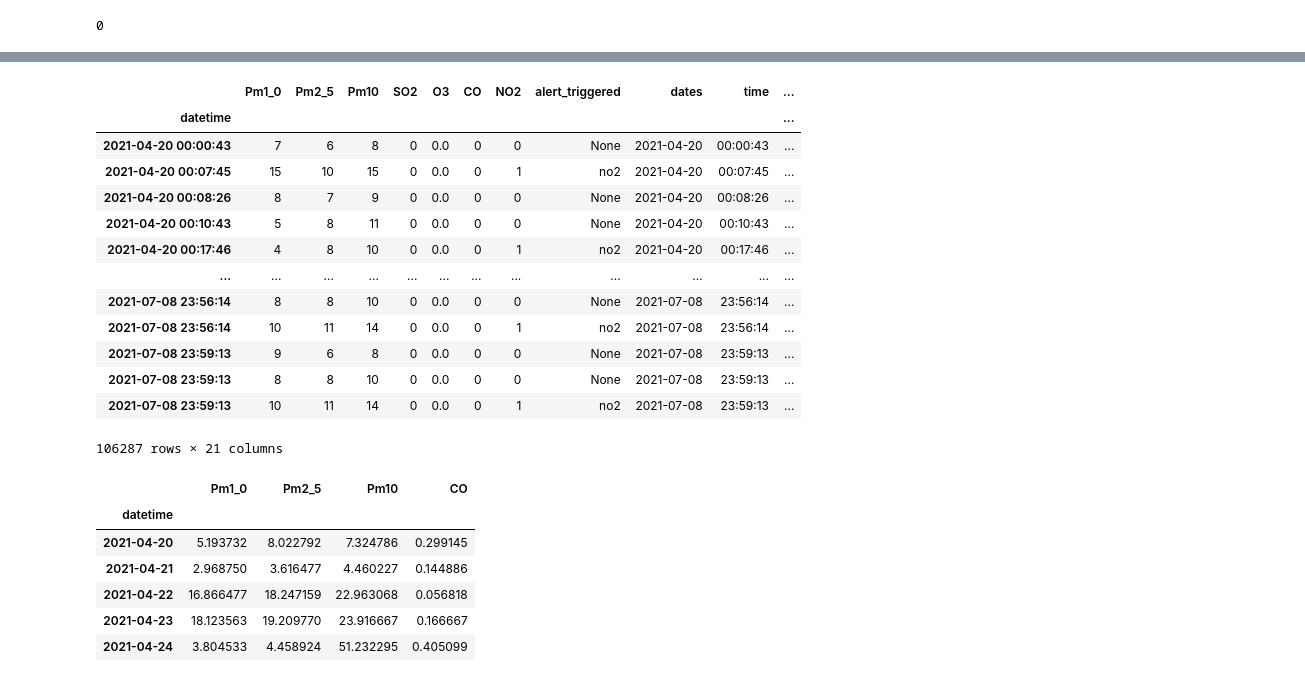
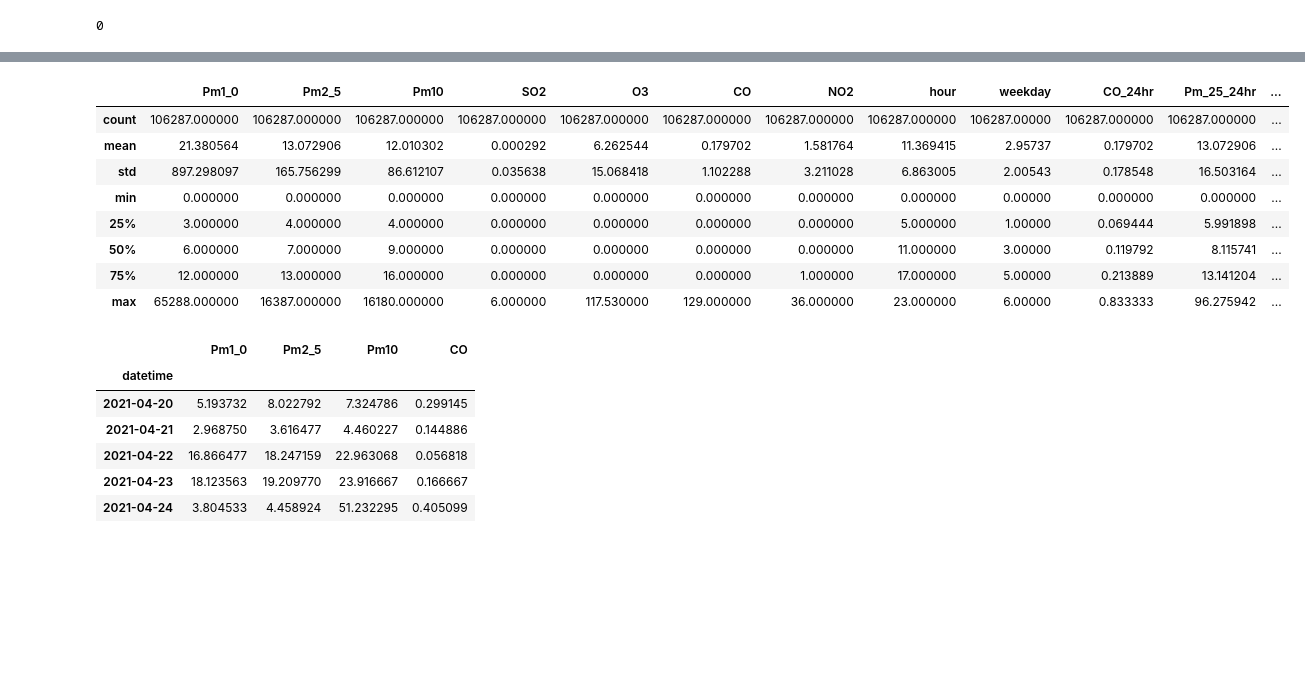
Before and after one commit to slc-data/2021-datathon, a Jupyter notebook: workbooks/sam/datathon.ipynb, the cells around one changed output, grey strips where cells are left out. Cells and saved outputs as stored; diff of their text form; code cells hidden in the pictures; blank space fills up the shorter version.

```diff
--- a/workbooks/sam/datathon.ipynb
+++ b/workbooks/sam/datathon.ipynb
@@ -212,20 +242,15 @@ sound_df
 # %%
-air_df
+air_df.describe()
 # %% [output]
-|  | Pm1_0 | Pm2_5 | Pm10 | SO2 | O3 | CO | NO2 | alert_triggered | dates | time | ... |
-| datetime |  |  |  |  |  |  |  |  |  |  | ... |
-| 2021-04-20 00:00:43 | 7 | 6 | 8 | 0 | 0.0 | 0 | 0 | None | 2021-04-20 | 00:00:43 | ... |
-| 2021-04-20 00:07:45 | 15 | 10 | 15 | 0 | 0.0 | 0 | 1 | no2 | 2021-04-20 | 00:07:45 | ... |
-| 2021-04-20 00:08:26 | 8 | 7 | 9 | 0 | 0.0 | 0 | 0 | None | 2021-04-20 | 00:08:26 | ... |
-| 2021-04-20 00:10:43 | 5 | 8 | 11 | 0 | 0.0 | 0 | 0 | None | 2021-04-20 | 00:10:43 | ... |
-| 2021-04-20 00:17:46 | 4 | 8 | 10 | 0 | 0.0 | 0 | 1 | no2 | 2021-04-20 | 00:17:46 | ... |
-| ... | ... | ... | ... | ... | ... | ... | ... | ... | ... | ... | ... |
-| 2021-07-08 23:56:14 | 8 | 8 | 10 | 0 | 0.0 | 0 | 0 | None | 2021-07-08 | 23:56:14 | ... |
-| 2021-07-08 23:56:14 | 10 | 11 | 14 | 0 | 0.0 | 0 | 1 | no2 | 2021-07-08 | 23:56:14 | ... |
-| 2021-07-08 23:59:13 | 9 | 6 | 8 | 0 | 0.0 | 0 | 0 | None | 2021-07-08 | 23:59:13 | ... |
-| 2021-07-08 23:59:13 | 8 | 8 | 10 | 0 | 0.0 | 0 | 0 | None | 2021-07-08 | 23:59:13 | ... |
-| 2021-07-08 23:59:13 | 10 | 11 | 14 | 0 | 0.0 | 0 | 1 | no2 | 2021-07-08 | 23:59:13 | ... |
+|  | Pm1_0 | Pm2_5 | Pm10 | SO2 | O3 | CO | NO2 | hour | weekday | CO_24hr | Pm_25_24hr | ... |
+| count | 106287.000000 | 106287.000000 | 106287.000000 | 106287.000000 | 106287.000000 | 106287.000000 | 106287.000000 | 106287.000000 | 106287.00000 | 106287.000000 | 106287.000000 | ... |
+| mean | 21.380564 | 13.072906 | 12.010302 | 0.000292 | 6.262544 | 0.179702 | 1.581764 | 11.369415 | 2.95737 | 0.179702 | 13.072906 | ... |
+| std | 897.298097 | 165.756299 | 86.612107 | 0.035638 | 15.068418 | 1.102288 | 3.211028 | 6.863005 | 2.00543 | 0.178548 | 16.503164 | ... |
+| min | 0.000000 | 0.000000 | 0.000000 | 0.000000 | 0.000000 | 0.000000 | 0.000000 | 0.000000 | 0.00000 | 0.000000 | 0.000000 | ... |
+| 25% | 3.000000 | 4.000000 | 4.000000 | 0.000000 | 0.000000 | 0.000000 | 0.000000 | 5.000000 | 1.00000 | 0.069444 | 5.991898 | ... |
+| 50% | 6.000000 | 7.000000 | 9.000000 | 0.000000 | 0.000000 | 0.000000 | 0.000000 | 11.000000 | 3.00000 | 0.119792 | 8.115741 | ... |
+| 75% | 12.000000 | 13.000000 | 16.000000 | 0.000000 | 0.000000 | 0.000000 | 1.000000 | 17.000000 | 5.00000 | 0.213889 | 13.141204 | ... |
+| max | 65288.000000 | 16387.000000 | 16180.000000 | 6.000000 | 117.530000 | 129.000000 | 36.000000 | 23.000000 | 6.00000 | 0.833333 | 96.275942 | ... |
-106287 rows × 21 columns
 # %%
 weather_day_df = weather_df.resample('D', on='datetime').mean()
 flood_day_df = flood_df.resample('D').mean()
```
Also changed, not shown: parts of 18 cells of this notebook, 1 other file.
